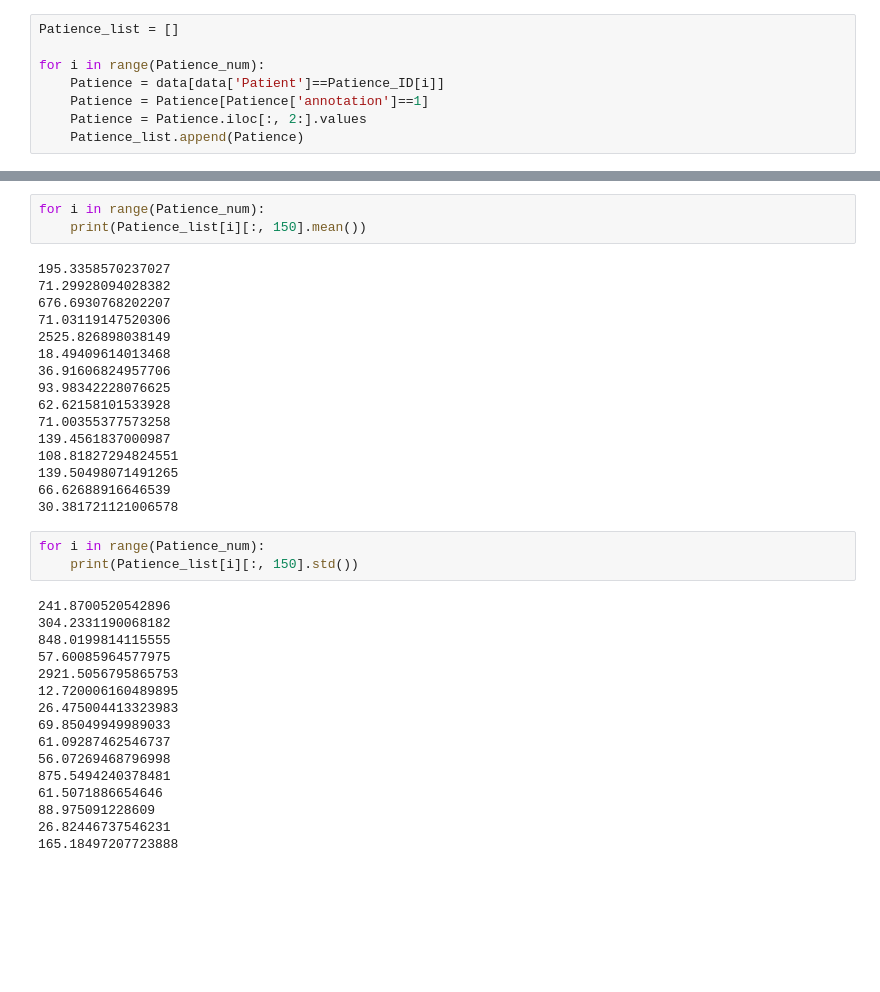
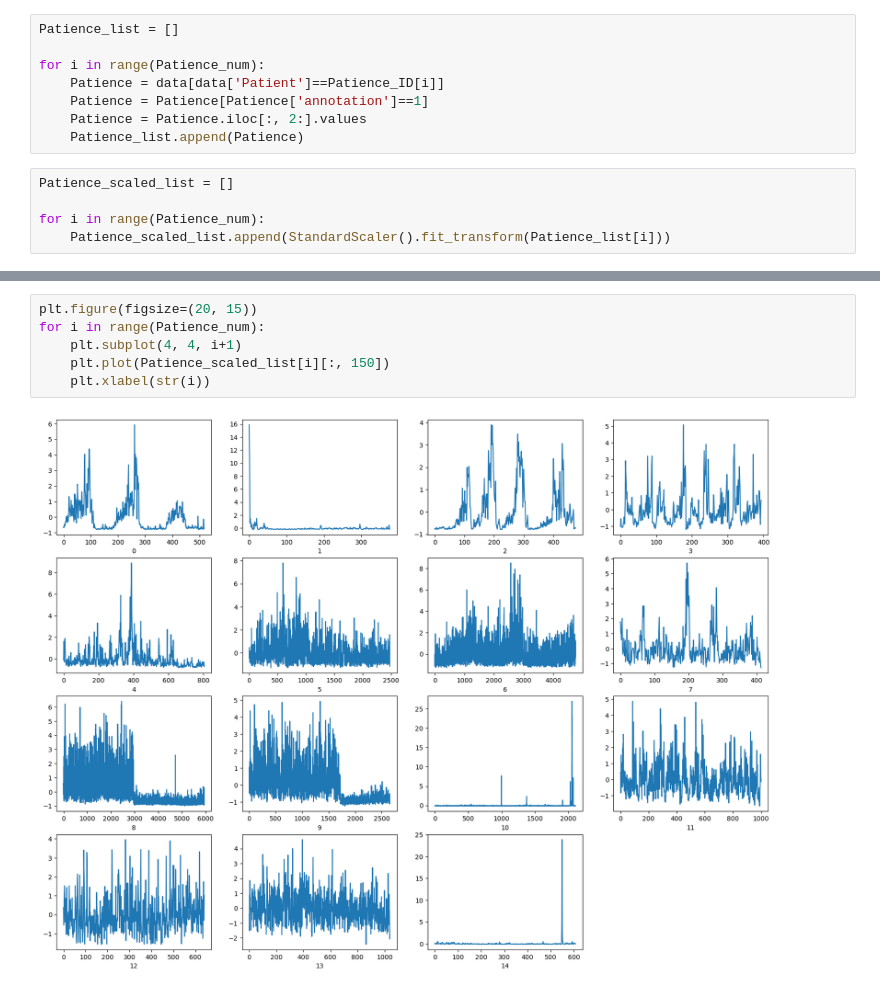
Before and after one commit to Hong-01/EE4C12-Epileptic-Seizure-Detection-using-EEG, a Jupyter notebook: Cluster.ipynb, the cells around one changed output, grey strips where cells are left out. Drawn from its saved outputs; the diff is of its cells as text; blank space fills up the shorter version.

```diff
--- a/Cluster.ipynb
+++ b/Cluster.ipynb
@@ -51,3 +60,8 @@ for i in range(Patience_num):
     Patience = Patience[Patience['annotation']==1]
     Patience = Patience.iloc[:, 2:].values
     Patience_list.append(Patience)
+# %%
+Patience_scaled_list = []
+
+for i in range(Patience_num):
+    Patience_scaled_list.append(StandardScaler().fit_transform(Patience_list[i]))
@@ -73,38 +91,8 @@ plt.plot(Patience_list[1][:100, 150], marker='o')
-# %%
-for i in range(Patience_num):
-    print(Patience_list[i][:, 150].mean())
-# %% [output]
-195.3358570237027
-71.29928094028382
-676.6930768202207
-71.03119147520306
-2525.826898038149
-18.49409614013468
-36.91606824957706
-93.98342228076625
-62.62158101533928
-71.00355377573258
-139.4561837000987
-108.81827294824551
-139.50498071491265
-66.62688916646539
-30.381721121006578
-# %%
-for i in range(Patience_num):
-    print(Patience_list[i][:, 150].std())
-# %% [output]
-241.8700520542896
-304.2331190068182
-848.0199814115555
-57.60085964577975
-2921.5056795865753
-12.720006160489895
-26.475004413323983
-69.85049949989033
-61.09287462546737
-56.07269468796998
-875.5494240378481
-61.5071886654646
-88.975091228609
-26.82446737546231
-165.18497207723888
+# %%
+plt.figure(figsize=(20, 15))
+for i in range(Patience_num):
+    plt.subplot(4, 4, i+1)
+    plt.plot(Patience_scaled_list[i][:, 150])
+    plt.xlabel(str(i))
+# %% [output]
+[figure, added]
```
Also changed, not shown: parts of 11 cells of this notebook.
